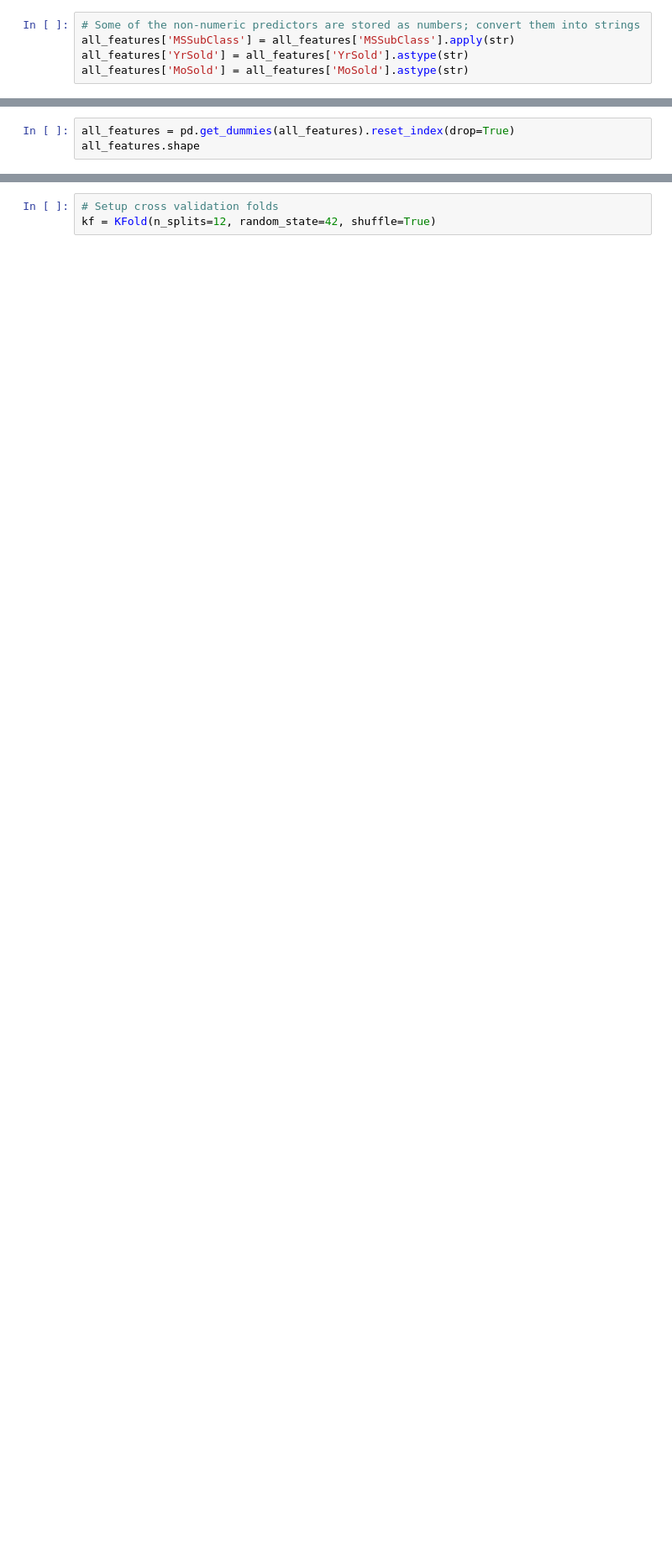
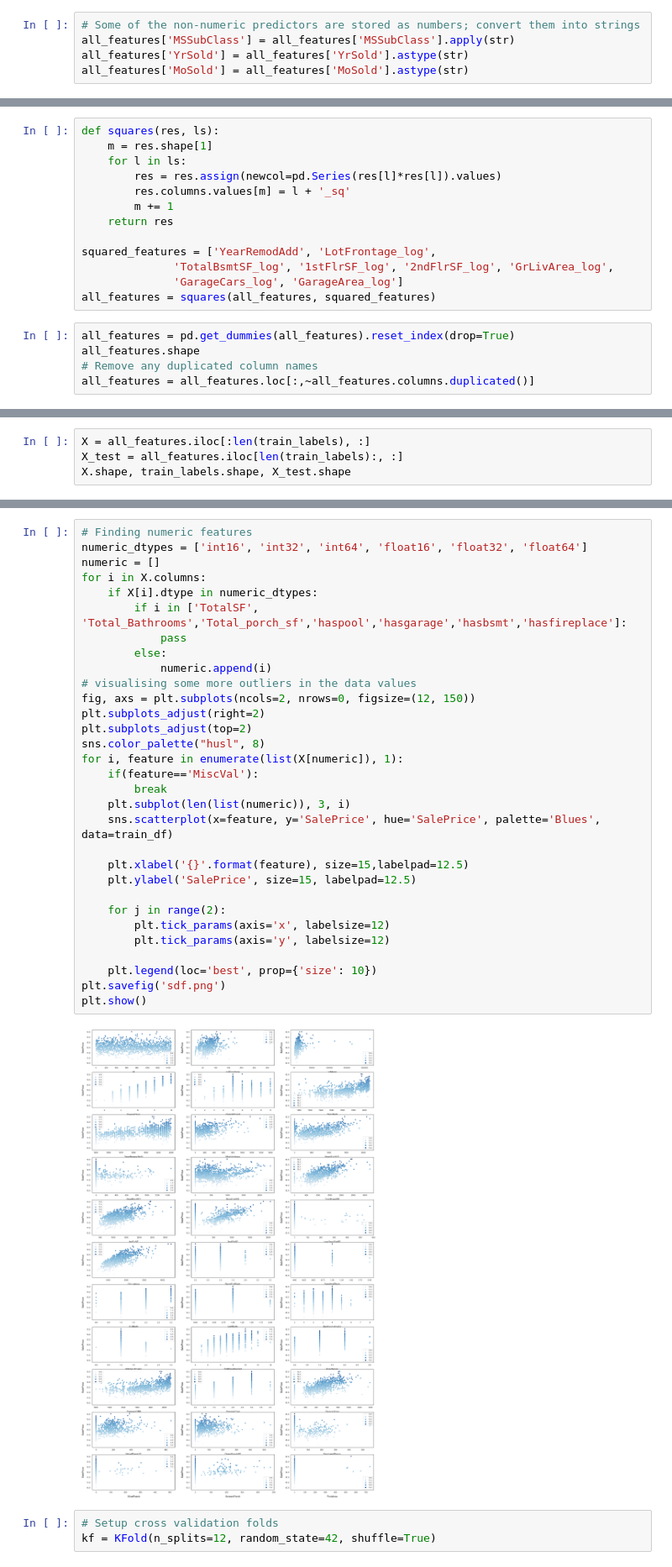
Before and after one commit to HUIYNGHU/DA401--Housing-Price-project, a Jupyter notebook: DA401 - project.ipynb, the cells around one changed output, grey strips where cells are left out. Shown at 84% size. Saved outputs shown, nothing was run; the diff lists cells and outputs as text; blank space fills up the shorter version.

```diff
--- a/DA401 - project.ipynb
+++ b/DA401 - project.ipynb
@@ -220,3 +406,18 @@ rf = RandomForestRegressor(n_estimators = 1200,
+# %%
+def squares(res, ls):
+    m = res.shape[1]
+    for l in ls:
+        res = res.assign(newcol=pd.Series(res[l]*res[l]).values)
+        res.columns.values[m] = l + '_sq'
+        m += 1
+    return res
+
+squared_features = ['YearRemodAdd', 'LotFrontage_log',
+              'TotalBsmtSF_log', '1stFlrSF_log', '2ndFlrSF_log', 'GrLivArea_log',
+              'GarageCars_log', 'GarageArea_log']
+all_features = squares(all_features, squared_features)
 # %%
 all_features = pd.get_dummies(all_features).reset_index(drop=True)
 all_features.shape
+# Remove any duplicated column names
+all_features = all_features.loc[:,~all_features.columns.duplicated()]
@@ -224,0 +435,4 @@ all_features.shape
+# %%
+X = all_features.iloc[:len(train_labels), :]
+X_test = all_features.iloc[len(train_labels):, :]
+X.shape, train_labels.shape, X_test.shape
@@ -225,3 +441,36 @@ all_features.shape
+# %%
+# Finding numeric features
+numeric_dtypes = ['int16', 'int32', 'int64', 'float16', 'float32', 'float64']
+numeric = []
+for i in X.columns:
+    if X[i].dtype in numeric_dtypes:
+        if i in ['TotalSF', 'Total_Bathrooms','Total_porch_sf','haspool','hasgarage','hasbsmt','hasfireplace']:
+            pass
+        else:
+            numeric.append(i)
+# visualising some more outliers in the data values
+fig, axs = plt.subplots(ncols=2, nrows=0, figsize=(12, 150))
+plt.subplots_adjust(right=2)
+plt.subplots_adjust(top=2)
+sns.color_palette("husl", 8)
+for i, feature in enumerate(list(X[numeric]), 1):
+    if(feature=='MiscVal'):
+        break
+    plt.subplot(len(list(numeric)), 3, i)
+    sns.scatterplot(x=feature, y='SalePrice', hue='SalePrice', palette='Blues', data=train_df)
+
+    plt.xlabel('{}'.format(feature), size=15,labelpad=12.5)
+    plt.ylabel('SalePrice', size=15, labelpad=12.5)
+
+    for j in range(2):
+        plt.tick_params(axis='x', labelsize=12)
+        plt.tick_params(axis='y', labelsize=12)
+
+    plt.legend(loc='best', prop={'size': 10})
+plt.savefig('sdf.png')
+plt.show()
+# %% [output]
+[figure, added]
 # %%
 # Setup cross validation folds
 kf = KFold(n_splits=12, random_state=42, shuffle=True)
```
Also changed, not shown: parts of 52 cells of this notebook.
